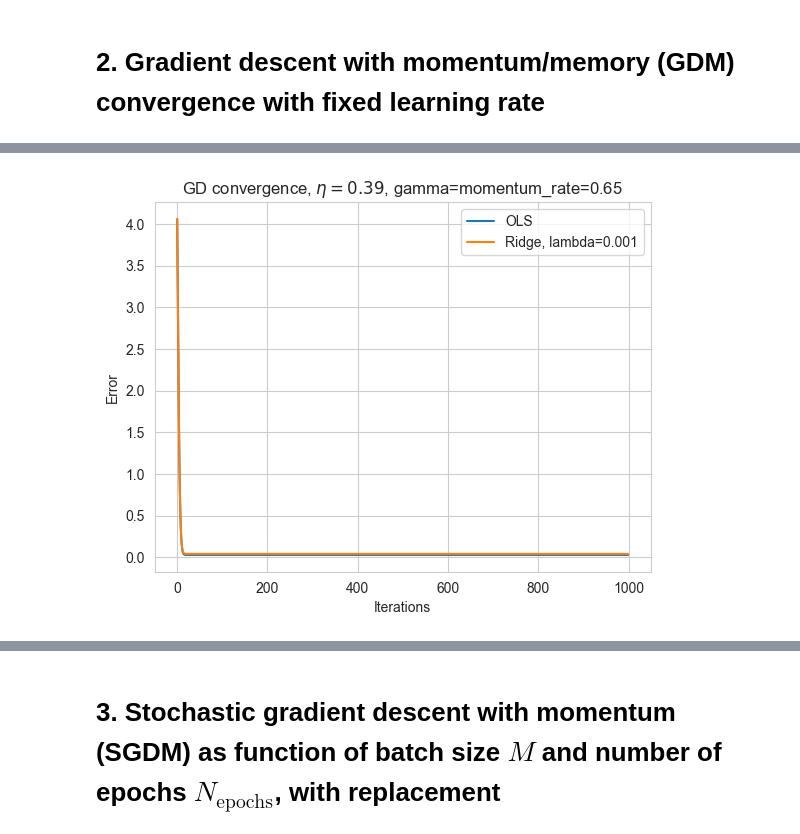
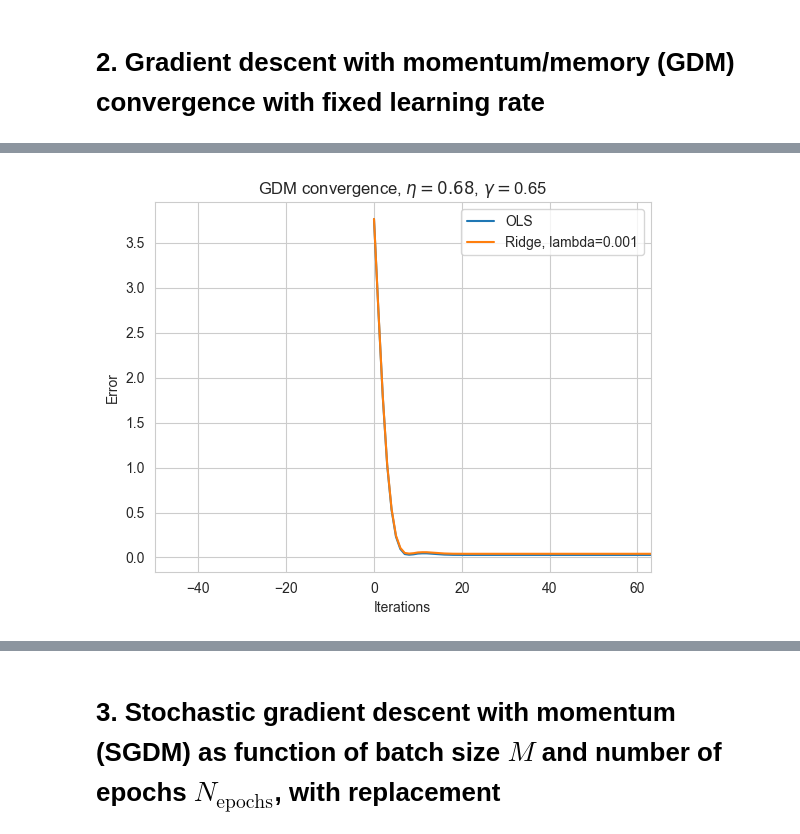
Before and after one commit to LassePladsen/FYS-STK3155-4155, a Jupyter notebook: Weekly exercises/42&42/Week 41&42 Lasse Pladsen.ipynb, the cells around one changed output, grey strips where cells are left out. Cells and saved outputs as stored; diff of their text form; code cells hidden in the pictures.

```diff
--- a/Weekly exercises/42&42/Week 41&42 Lasse Pladsen.ipynb
+++ b/Weekly exercises/42&42/Week 41&42 Lasse Pladsen.ipynb
@@ -9,14 +9,15 @@ import jax.numpy as jnp
 from jax import grad
 # %%
 # Global parameters
-N = 100  # no. data points
-N_iters = 1000  # max no. iterations before stopping
+N = 128  # no. data points
+N_epoch = 1000  # max no. epochs/iterations before stopping
 noise_std = 0.1  # standard deviation of noise
+lmbda = 0.001  # Ridge hyperparameter lambda
 theta_tol = 1e-7  # theta tolerance for stopping iteration when |theta_new - theta_old| <= theta_tol
 rng_seed = 2023  # seed for generating psuedo-random values
 HEATMAP_CMAP = "coolwarm"  # colormap for seaborn heatmap plots
 
-iters_list = range(N_iters)  # for plotting
+epoch_iters = range(N_epoch)  # for plotting
 
 # Create data set
 rng = np.random.default_rng(rng_seed)
@@ -26,13 +27,3 @@ y = 5 - 10 * x + 2 * x**2 + noise
 
 # Analytical calculations for comparing
 X = np.c_[np.ones((N, 1)), x]  # design matrix
-
-# own OLS inversion
-theta_ols = np.linalg.inv(X.T @ X) @ (X.T @ y)
-
-# Hessian matrices
-H_ols = 2 / N * X.T @ X
-eig_ols, iter = np.linalg.eig(H_ols)
-max_eig_ols = 1 / max(eig_ols)
-print(f"OLS:\n1/lambda_max={max_eig_ols:.3f}")
-print(f"theta={theta_ols.ravel()}")
@@ -147,79 +173,69 @@ Ridge error=4.088e-02 converged after 285 iterations.
 # 2. Gradient descent with momentum/memory (GDM) convergence with fixed learning rate
 # %%
 # Parameters
-learn_rate = max_eig_ols  # learning rate
+learn_rate = learn_rate  # learning rate, use same as for GD
 momentum_rate = 0.65  # momentum rate
-lmbda = 0.001  # ridge lmbda
-
-# Initialize Ridge object with this lambda
-ridge = Ridge(X, y, lmbda)
-
-### Differentiation method choice
-# grad_ols = ols.analytic_grad  # analytical gradient
-# grad_ridge = ridge.analytic_grad  # analytical gradient
-grad_ols = ols.automatic_grad  # automatical differentiation
-grad_ridge = ridge.automatic_grad  # automatical differentiation
-###
 
 # store the theta errors for each iter
-errors_gd_ols = np.zeros(N_iters)
-errors_gd_ridge = np.zeros_like(errors_gd_ols)
+errors_gdm_ols = np.zeros(N_epoch)
+errors_gdm_ridge = np.zeros_like(errors_gdm_ols)
 
 # begin with theta guess
-theta_gd_ols = rng.standard_normal((2, 1))
-theta_gd_ridge = theta_gd_ols.copy()
+theta_gdm_ols = rng.standard_normal((2, 1))
+theta_gdm_ridge = theta_gdm_ols.copy()
 
 # OLS loop
-theta_gd_ols_prev = np.zeros(theta_gd_ols.shape)
+theta_gdm_ols_prev = np.zeros(theta_gdm_ols.shape)
 change = 0
-for i in iters_list:
-    theta_gd_ols_prev = theta_gd_ols.copy()
+for epoch_ols in epoch_iters:
+    theta_gdm_ols_prev = theta_gdm_ols.copy()
 
     # GDM change
-    new_change = learn_rate * grad_ols(theta_gd_ols) + momentum_rate * change
+    new_change = learn_rate * grad_ols(theta_gdm_ols) + momentum_rate * change
 
     # Update values
-    theta_gd_ols -= new_change
+    theta_gdm_ols -= new_change
     change = new_change.copy()
 
     # Store MSE as error
-    errors_gd_ols[i] = ols.cost_func(theta_gd_ols)
+    errors_gdm_ols[epoch_ols] = ols.cost_func(theta_gdm_ols)
 
     # Convergence test
-    if all(abs(theta_gd_ols - theta_gd_ols_prev) <= theta_tol):
-        errors_gd_ols[i:] = errors_gd_ols[i]
+    if all(abs(theta_gdm_ols - theta_gdm_ols_prev) <= theta_tol):
+        errors_gdm_ols[epoch_ols:] = errors_gdm_ols[epoch_ols]
         break
 
 # Ridge loop
-theta_gd_ridge_prev = np.zeros(theta_gd_ridge.shape)
+theta_gdm_ridge_prev = np.zeros(theta_gdm_ridge.shape)
 change = 0
-for j in iters_list:
-    theta_gd_ridge_prev = theta_gd_ridge.copy()
+for epoch_ridge in epoch_iters:
+    theta_gdm_ridge_prev = theta_gdm_ridge.copy()
 
     # GDM change
-    new_change = learn_rate * grad_ridge(theta_gd_ridge) + momentum_rate * change
+    new_change = learn_rate * grad_ridge(theta_gdm_ridge) + momentum_rate * change
 
     # Update values
-    theta_gd_ridge -= new_change
+    theta_gdm_ridge -= new_change
     change = new_change.copy()
 
     # Store MSE as error
-    errors_gd_ridge[j] = ridge.cost_func(theta_gd_ridge)
+    errors_gdm_ridge[epoch_ridge] = ridge.cost_func(theta_gdm_ridge)
 
     # Convergence test
-    if all(abs(theta_gd_ridge - theta_gd_ridge_prev) <= theta_tol):
-        errors_gd_ridge[j:] = errors_gd_ridge[j]
+    if all(abs(theta_gdm_ridge - theta_gdm_ridge_prev) <= theta_tol):
+        errors_gdm_ridge[epoch_ridge:] = errors_gdm_ridge[epoch_ridge]
         break
 
-plt.plot(iters_list, errors_gd_ols, label="OLS")
-plt.plot(iters_list, errors_gd_ridge, label=f"Ridge, lambda={lmbda}")
+plt.plot(epoch_iters, errors_gdm_ols, label="OLS")
+plt.plot(epoch_iters, errors_gdm_ridge, label=f"Ridge, lambda={lmbda}")
 plt.xlabel("Iterations")
 plt.ylabel(r"Error")
-plt.title(f"GD convergence, $\eta={learn_rate:.2f}$, gamma={momentum_rate=:.2f}")
+plt.title(f"GDM convergence, $\eta={learn_rate:.2f}$, $\gamma=${momentum_rate:.2f}")
+plt.xlim(right=epoch_ols)
 plt.grid(True)
 plt.legend()
 
 # Print theta values and convergence times
-print(f"OLS error={errors_gd_ols[-1]:.3e} converged after {i} iterations.")
-print(f"Ridge error={errors_gd_ridge[-1]:.3e} converged after {j} iterations.")
+print(f"OLS theta={theta_gdm_ols.ravel()}, error={errors_gdm_ols[-1]:.3e}, converged after {epoch_ols} iterations.")
+print(f"Ridge theta={theta_gdm_ridge.ravel()}, error={errors_gdm_ridge[-1]:.3e}, converged after {epoch_ridge} iterations.")
 # %% [output]
@@ -228,2 +244,2 @@ Ridge error=4.088e-02 converged after 77 iterations.
-[figure, old version]
+[figure, new version]
 # %% [markdown]
```
Also changed, not shown: parts of 15 cells of this notebook.
